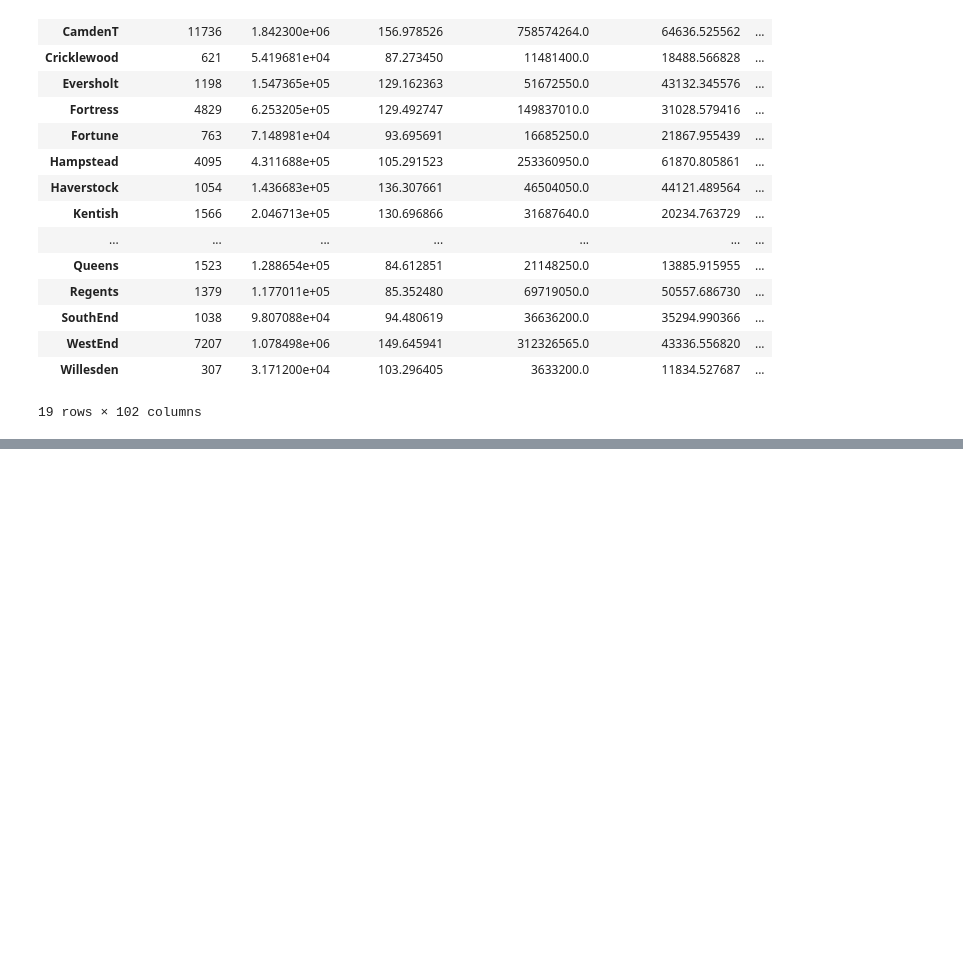
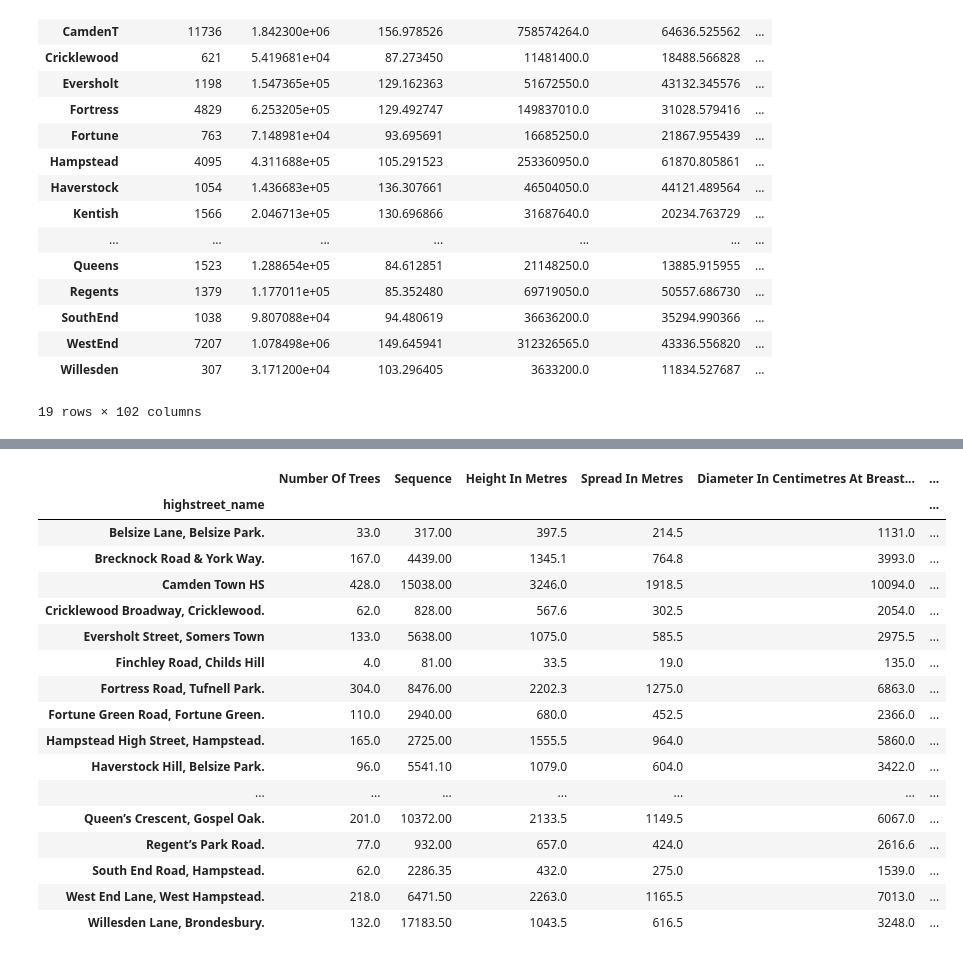
Before and after one commit to christinabotros/Camden-High-Street-Analysis, a Jupyter notebook: 5.1. Re-shaping Whythawk for Profiling.ipynb, the cells around one changed output, grey strips where cells are left out. Saved outputs shown, nothing was run; the diff lists cells and outputs as text; code cells hidden in the pictures; blank space fills up the shorter version.

```diff
--- a/5.1. Re-shaping Whythawk for Profiling.ipynb
+++ b/5.1. Re-shaping Whythawk for Profiling.ipynb
@@ -914,0 +928,2 @@ camden_highstreets.to_csv('CB counts for Camden High Street.csv')
+# %%
+Camden = boros[boros["NAME"]=="Camden"]
@@ -914,0 +991,31 @@ camden_highstreets.to_csv('CB counts for Camden High Street.csv')
+# %%
+points = Trees.copy()
+polygons = CamHS.copy()
+
+# Spatial Joins
+pointsInPolygon = gpd.sjoin(points, polygons, how="inner", op='intersects')
+
+# Add a field with 1 as a constant value
+pointsInPolygon['trees']=1
+
+# Group according to the column by which you want to aggregate data
+pointsInPolygon.groupby(['highstreet_name']).sum()
+# %% [output]
+|  | Number Of Trees | Sequence | Height In Metres | Spread In Metres | Diameter In Centimetres At Breast... | ... |
+| highstreet_name |  |  |  |  |  | ... |
+| Belsize Lane, Belsize Park. | 33.0 | 317.00 | 397.5 | 214.5 | 1131.0 | ... |
+| Brecknock Road & York Way. | 167.0 | 4439.00 | 1345.1 | 764.8 | 3993.0 | ... |
+| Camden Town HS | 428.0 | 15038.00 | 3246.0 | 1918.5 | 10094.0 | ... |
+| Cricklewood Broadway, Cricklewood. | 62.0 | 828.00 | 567.6 | 302.5 | 2054.0 | ... |
+| Eversholt Street, Somers Town | 133.0 | 5638.00 | 1075.0 | 585.5 | 2975.5 | ... |
+| Finchley Road, Childs Hill | 4.0 | 81.00 | 33.5 | 19.0 | 135.0 | ... |
+| Fortress Road, Tufnell Park. | 304.0 | 8476.00 | 2202.3 | 1275.0 | 6863.0 | ... |
+| Fortune Green Road, Fortune Green. | 110.0 | 2940.00 | 680.0 | 452.5 | 2366.0 | ... |
+| Hampstead High Street, Hampstead. | 165.0 | 2725.00 | 1555.5 | 964.0 | 5860.0 | ... |
+| Haverstock Hill, Belsize Park. | 96.0 | 5541.10 | 1079.0 | 604.0 | 3422.0 | ... |
+| ... | ... | ... | ... | ... | ... | ... |
+| Queen’s Crescent, Gospel Oak. | 201.0 | 10372.00 | 2133.5 | 1149.5 | 6067.0 | ... |
+| Regent’s Park Road. | 77.0 | 932.00 | 657.0 | 424.0 | 2616.6 | ... |
+| South End Road, Hampstead. | 62.0 | 2286.35 | 432.0 | 275.0 | 1539.0 | ... |
+| West End Lane, West Hampstead. | 218.0 | 6471.50 | 2263.0 | 1165.5 | 7013.0 | ... |
+| Willesden Lane, Brondesbury. | 132.0 | 17183.50 | 1043.5 | 616.5 | 3248.0 | ... |
```
Also changed, not shown: parts of 17 cells of this notebook.
